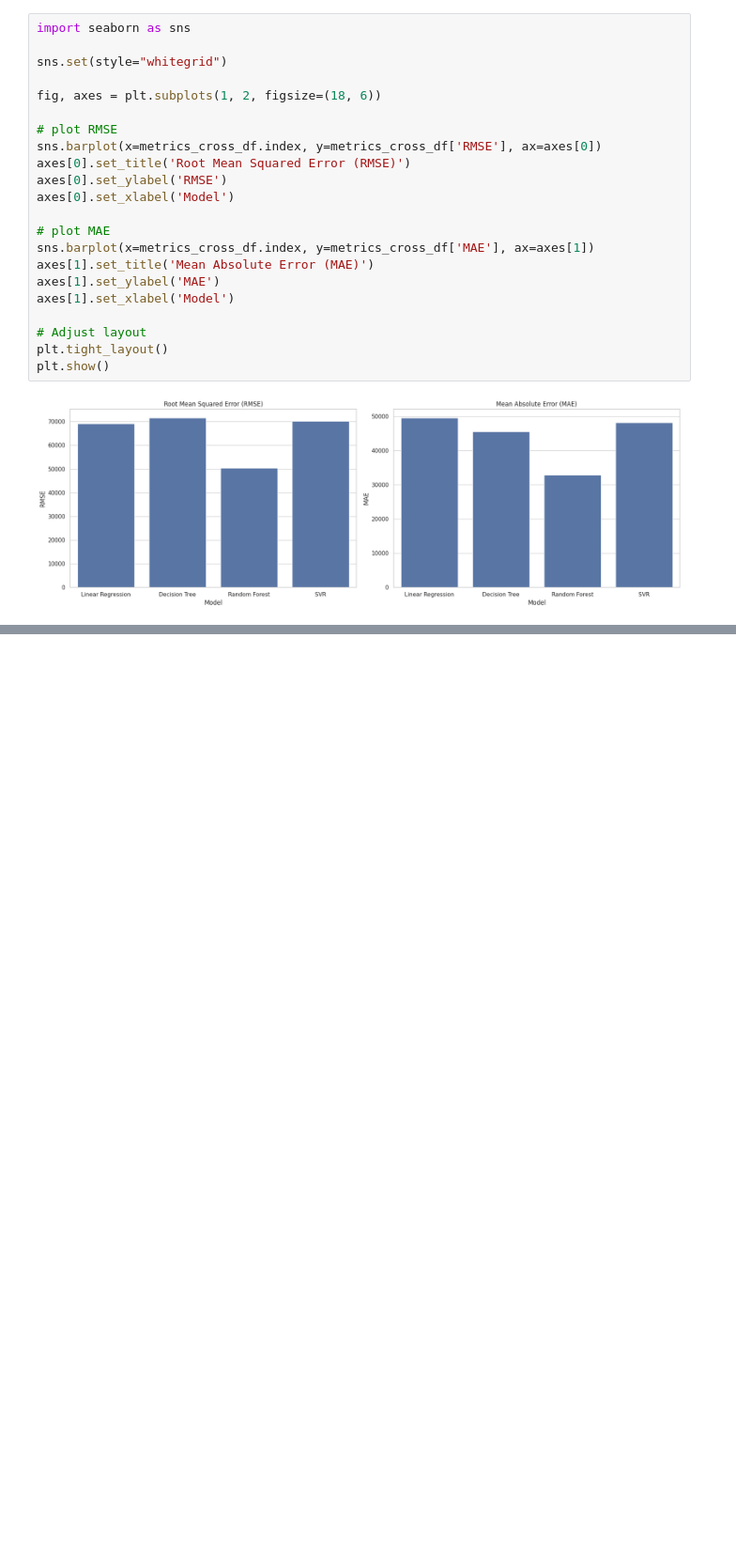
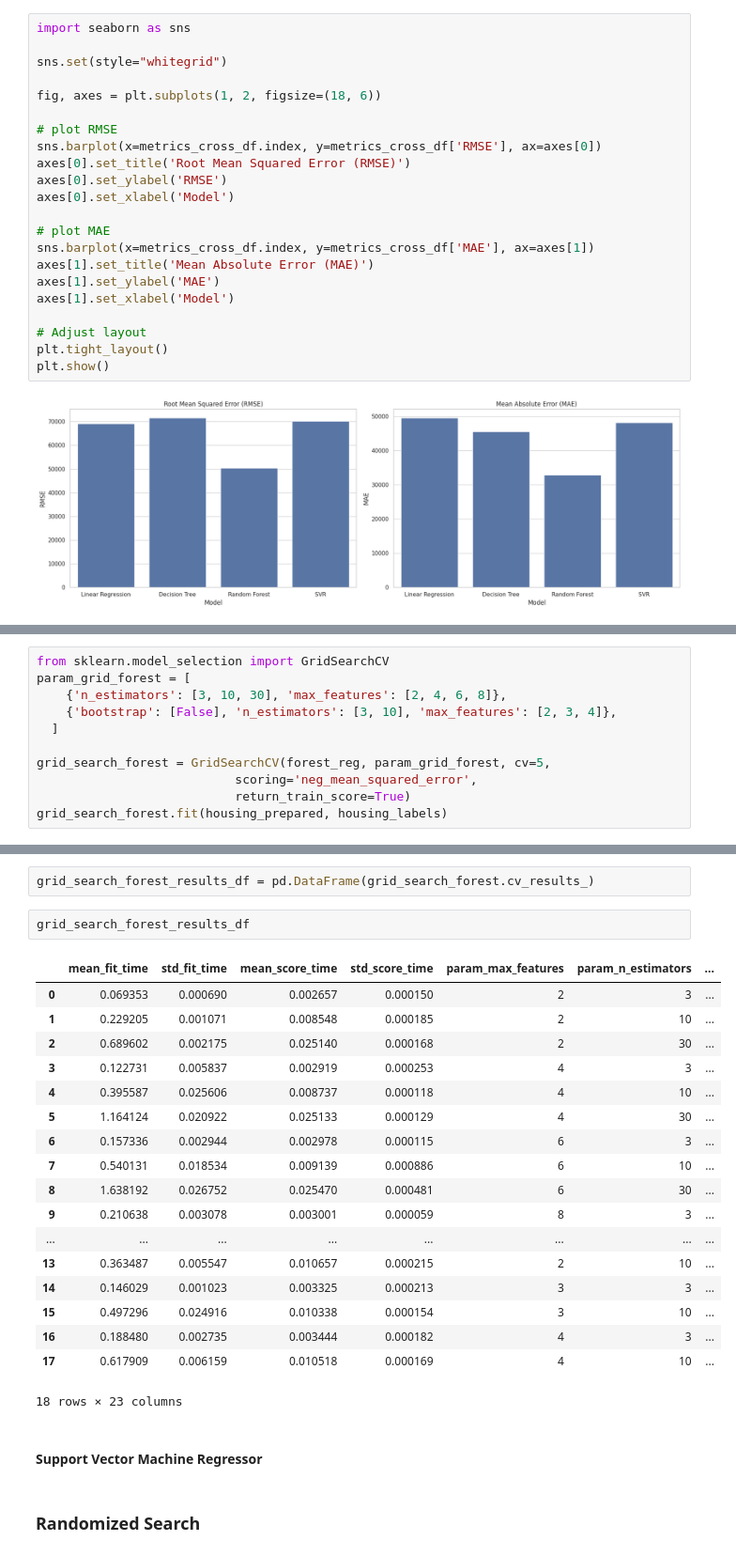
Before and after one commit to bademari/AI_ML_Lab, a Jupyter notebook: Lab 1_2_3.ipynb, the cells around one changed output, grey strips where cells are left out. Shown: that part at 94% size. Drawn from its saved outputs; the diff is of its cells as text; blank space fills up the shorter version.

```diff
--- a/Lab 1_2_3.ipynb
+++ b/Lab 1_2_3.ipynb
@@ -628,0 +641,11 @@ plt.show()
+# %%
+from sklearn.model_selection import GridSearchCV
+param_grid_forest = [
+    {'n_estimators': [3, 10, 30], 'max_features': [2, 4, 6, 8]},
+    {'bootstrap': [False], 'n_estimators': [3, 10], 'max_features': [2, 3, 4]},
+  ]
+
+grid_search_forest = GridSearchCV(forest_reg, param_grid_forest, cv=5,
+                           scoring='neg_mean_squared_error',
+                           return_train_score=True)
+grid_search_forest.fit(housing_prepared, housing_labels)
@@ -628,0 +690,27 @@ plt.show()
+# %%
+grid_search_forest_results_df = pd.DataFrame(grid_search_forest.cv_results_)
+# %%
+grid_search_forest_results_df
+# %% [output]
+|  | mean_fit_time | std_fit_time | mean_score_time | std_score_time | param_max_features | param_n_estimators | ... |
+| 0 | 0.069353 | 0.000690 | 0.002657 | 0.000150 | 2 | 3 | ... |
+| 1 | 0.229205 | 0.001071 | 0.008548 | 0.000185 | 2 | 10 | ... |
+| 2 | 0.689602 | 0.002175 | 0.025140 | 0.000168 | 2 | 30 | ... |
+| 3 | 0.122731 | 0.005837 | 0.002919 | 0.000253 | 4 | 3 | ... |
+| 4 | 0.395587 | 0.025606 | 0.008737 | 0.000118 | 4 | 10 | ... |
+| 5 | 1.164124 | 0.020922 | 0.025133 | 0.000129 | 4 | 30 | ... |
+| 6 | 0.157336 | 0.002944 | 0.002978 | 0.000115 | 6 | 3 | ... |
+| 7 | 0.540131 | 0.018534 | 0.009139 | 0.000886 | 6 | 10 | ... |
+| 8 | 1.638192 | 0.026752 | 0.025470 | 0.000481 | 6 | 30 | ... |
+| 9 | 0.210638 | 0.003078 | 0.003001 | 0.000059 | 8 | 3 | ... |
+| ... | ... | ... | ... | ... | ... | ... | ... |
+| 13 | 0.363487 | 0.005547 | 0.010657 | 0.000215 | 2 | 10 | ... |
+| 14 | 0.146029 | 0.001023 | 0.003325 | 0.000213 | 3 | 3 | ... |
+| 15 | 0.497296 | 0.024916 | 0.010338 | 0.000154 | 3 | 10 | ... |
+| 16 | 0.188480 | 0.002735 | 0.003444 | 0.000182 | 4 | 3 | ... |
+| 17 | 0.617909 | 0.006159 | 0.010518 | 0.000169 | 4 | 10 | ... |
+18 rows × 23 columns
+# %% [markdown]
+#### Support Vector Machine Regressor
+# %% [markdown]
+### Randomized Search
```
Also changed, not shown: parts of 18 cells of this notebook.
